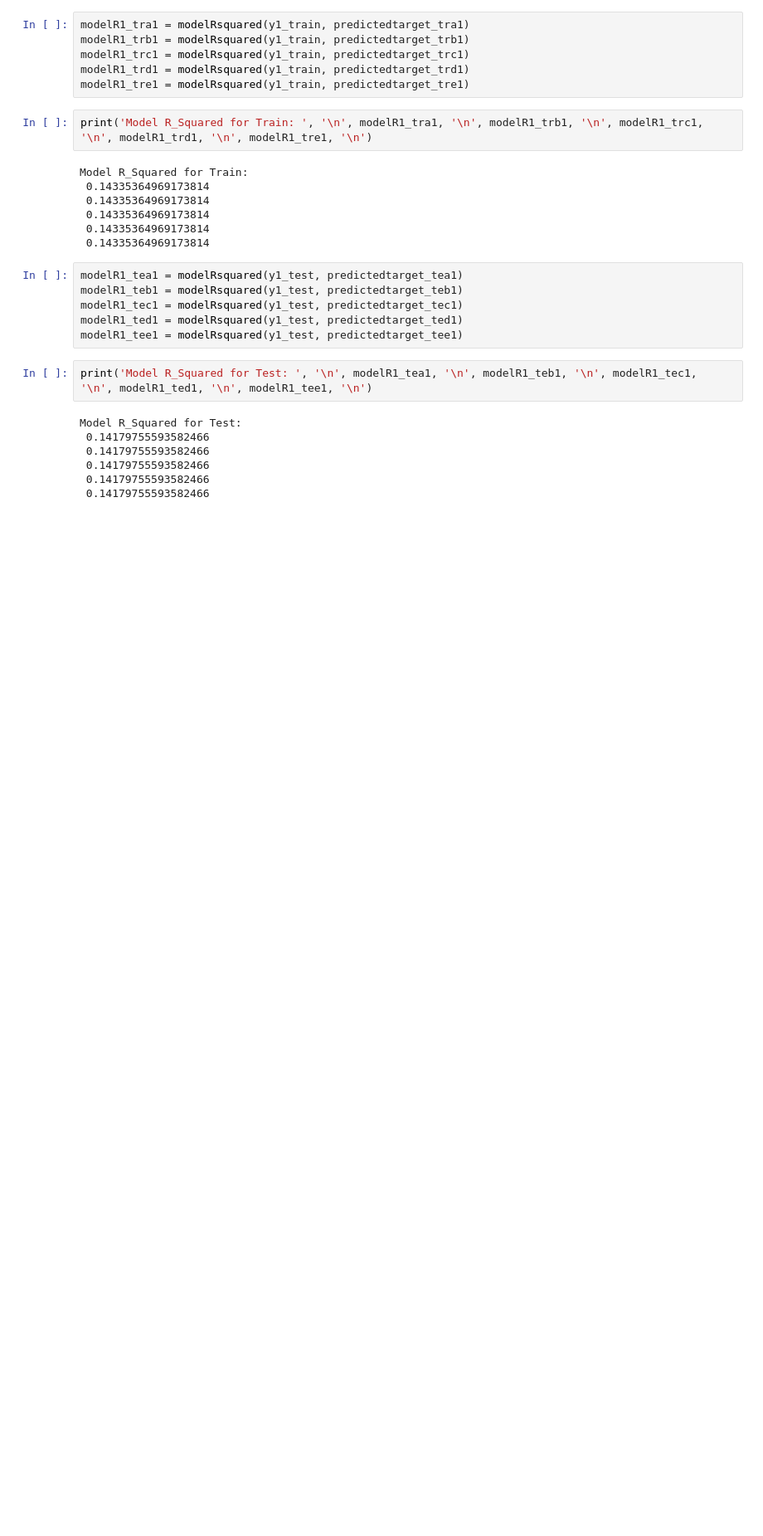
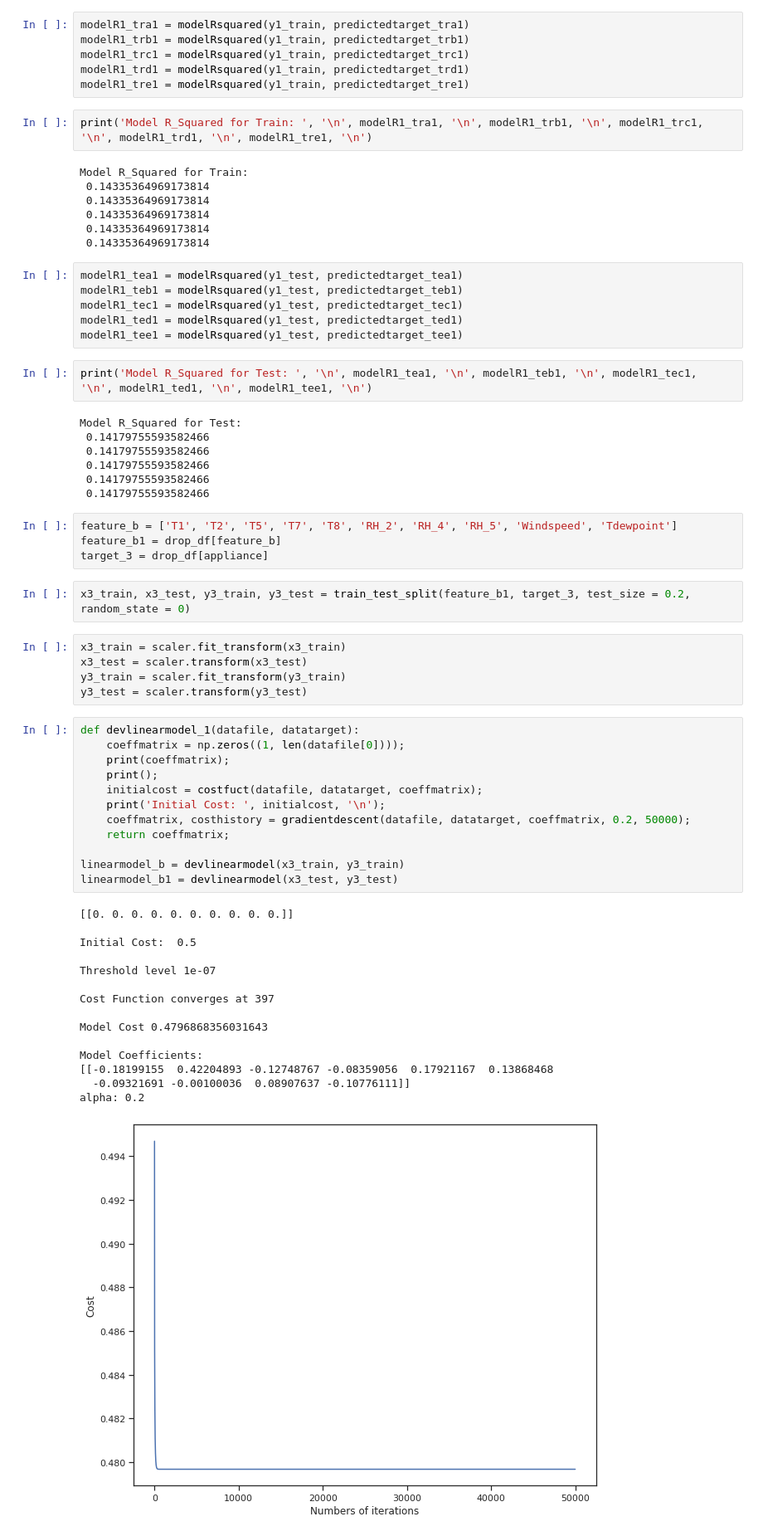
Before and after one commit to pratikjori20/Appliance-Energy-Prediction, a Jupyter notebook: Individual_capstone_2.ipynb, the cells around one changed output. Shown at 83% size. Cells and saved outputs as stored; diff of their text form; blank space fills up the shorter version.

```diff
--- a/Individual_capstone_2.ipynb
+++ b/Individual_capstone_2.ipynb
@@ -1478,3 +1478,42 @@ Model R_Squared for Test:
  0.14179755593582466
  0.14179755593582466
  0.14179755593582466
+# %%
+feature_b = ['T1', 'T2', 'T5', 'T7', 'T8', 'RH_2', 'RH_4', 'RH_5', 'Windspeed', 'Tdewpoint']
+feature_b1 = drop_df[feature_b]
+target_3 = drop_df[appliance]
+# %%
+x3_train, x3_test, y3_train, y3_test = train_test_split(feature_b1, target_3, test_size = 0.2, random_state = 0)
+# %%
+x3_train = scaler.fit_transform(x3_train)
+x3_test = scaler.transform(x3_test)
+y3_train = scaler.fit_transform(y3_train)
+y3_test = scaler.transform(y3_test)
+# %%
+def devlinearmodel_1(datafile, datatarget):
+    coeffmatrix = np.zeros((1, len(datafile[0])));
+    print(coeffmatrix);
+    print();
+    initialcost = costfuct(datafile, datatarget, coeffmatrix);
+    print('Initial Cost: ', initialcost, '\n');
+    coeffmatrix, costhistory = gradientdescent(datafile, datatarget, coeffmatrix, 0.2, 50000);
+    return coeffmatrix;
+
+linearmodel_b = devlinearmodel(x3_train, y3_train)
+linearmodel_b1 = devlinearmodel(x3_test, y3_test)
+# %% [output]
+[[0. 0. 0. 0. 0. 0. 0. 0. 0. 0.]]
+
+Initial Cost:  0.5
+
+Threshold level 1e-07
+
+Cost Function converges at 397
+
+Model Cost 0.4796868356031643
+
+Model Coefficients:
+[[-0.18199155  0.42204893 -0.12748767 -0.08359056  0.17921167  0.13868468
+  -0.09321691 -0.00100036  0.08907637 -0.10776111]]
+alpha: 0.2
+[figure, added]
```
Also changed, not shown: parts of 21 cells of this notebook.
